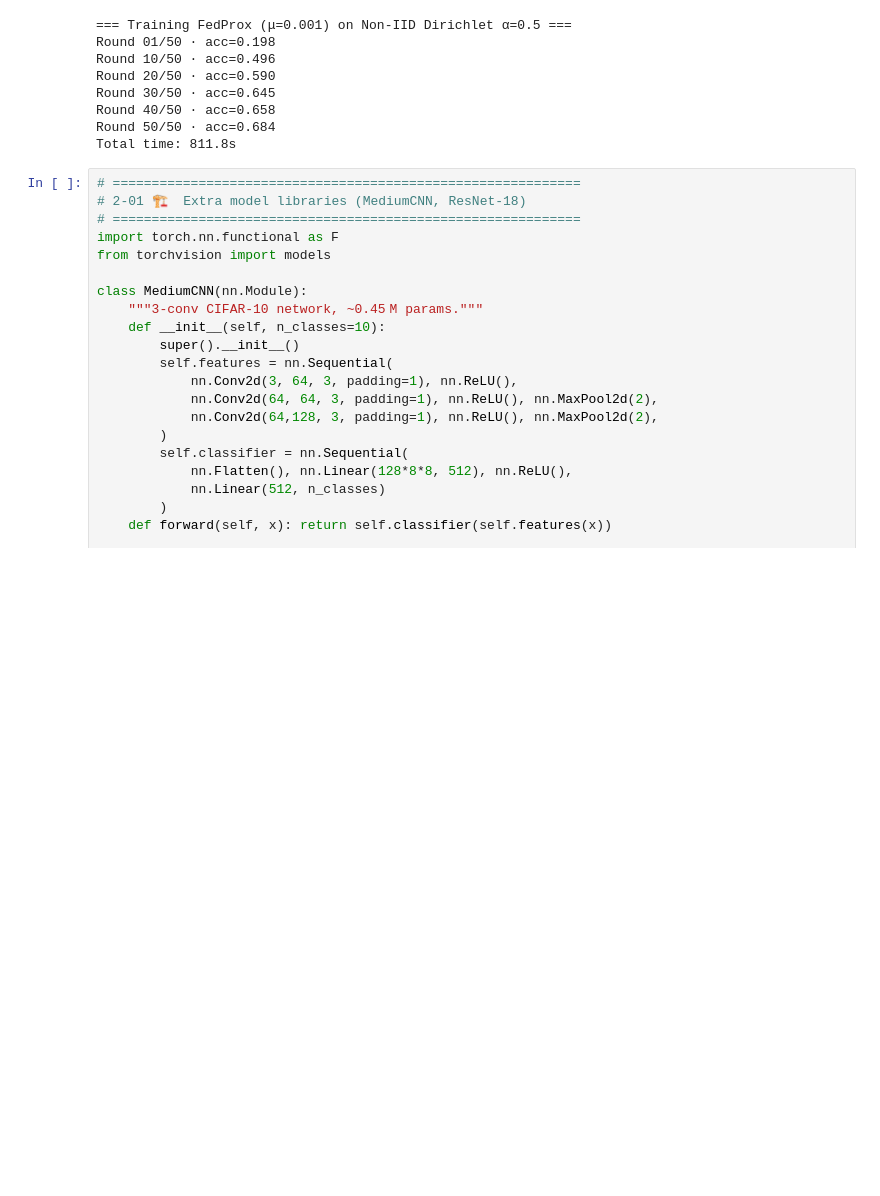
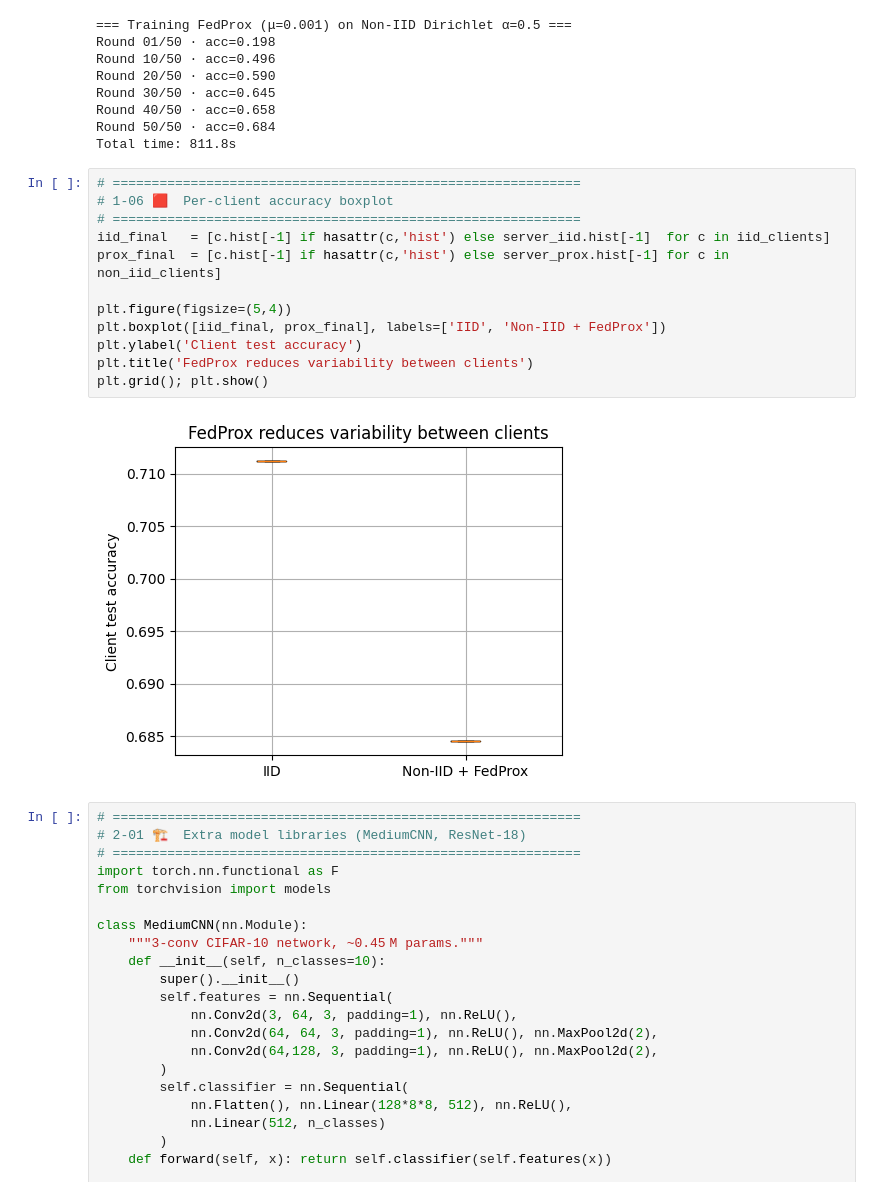
Before and after one commit to lucaznguyen/heterogeneous-federated-learning, a Jupyter notebook: Hetero-FL.ipynb, the cells around one changed output. Saved outputs shown, nothing was run; the diff lists cells and outputs as text; blank space fills up the shorter version.

```diff
--- a/Hetero-FL.ipynb
+++ b/Hetero-FL.ipynb
@@ -250,6 +263,20 @@ Round 30/50 · acc=0.645
 Round 40/50 · acc=0.658
 Round 50/50 · acc=0.684
 Total time: 811.8s
+# %%
+# ============================================================
+# 1‑06 🟥  Per‑client accuracy boxplot
+# ============================================================
+iid_final   = [c.hist[-1] if hasattr(c,'hist') else server_iid.hist[-1]  for c in iid_clients]
+prox_final  = [c.hist[-1] if hasattr(c,'hist') else server_prox.hist[-1] for c in non_iid_clients]
+
+plt.figure(figsize=(5,4))
+plt.boxplot([iid_final, prox_final], labels=['IID', 'Non‑IID + FedProx'])
+plt.ylabel('Client test accuracy')
+plt.title('FedProx reduces variability between clients')
+plt.grid(); plt.show()
+# %% [output]
+[figure, added]
 # %%
 # ============================================================
 # 2‑01 🏗️  Extra model libraries (MediumCNN, ResNet‑18)
```
Also changed, not shown: parts of 12 cells of this notebook.
